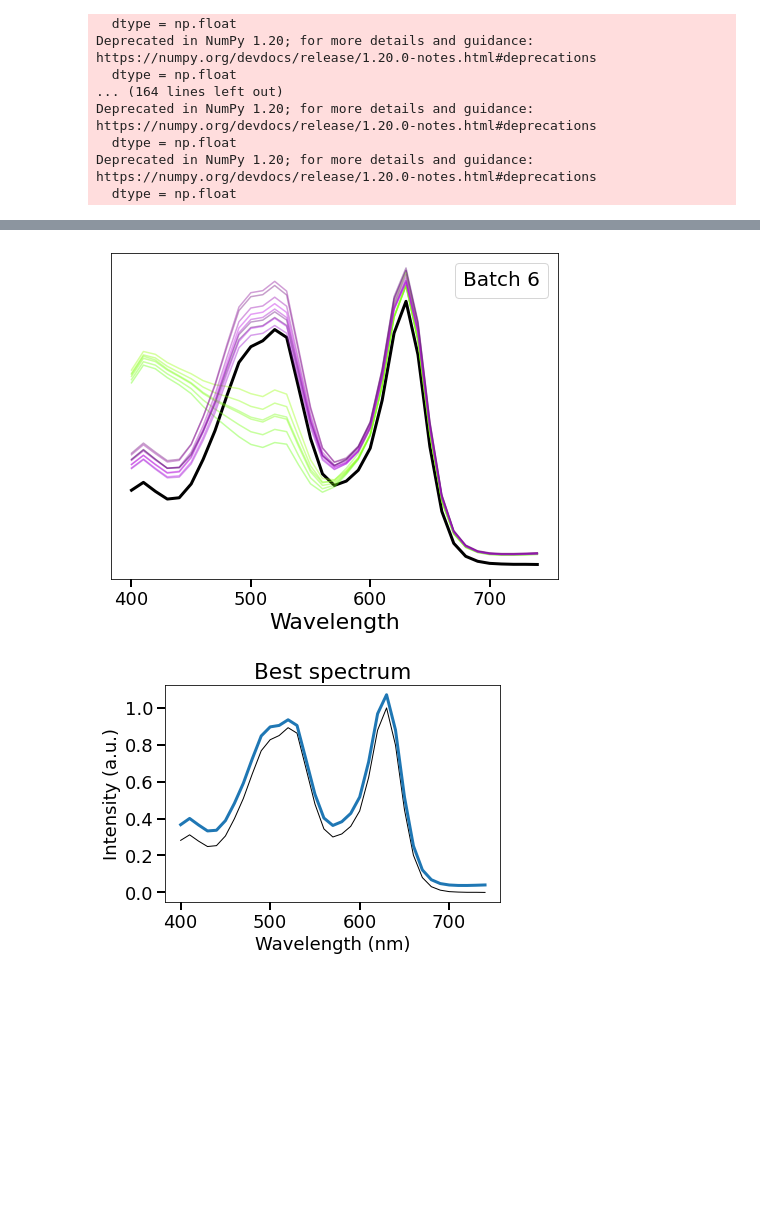
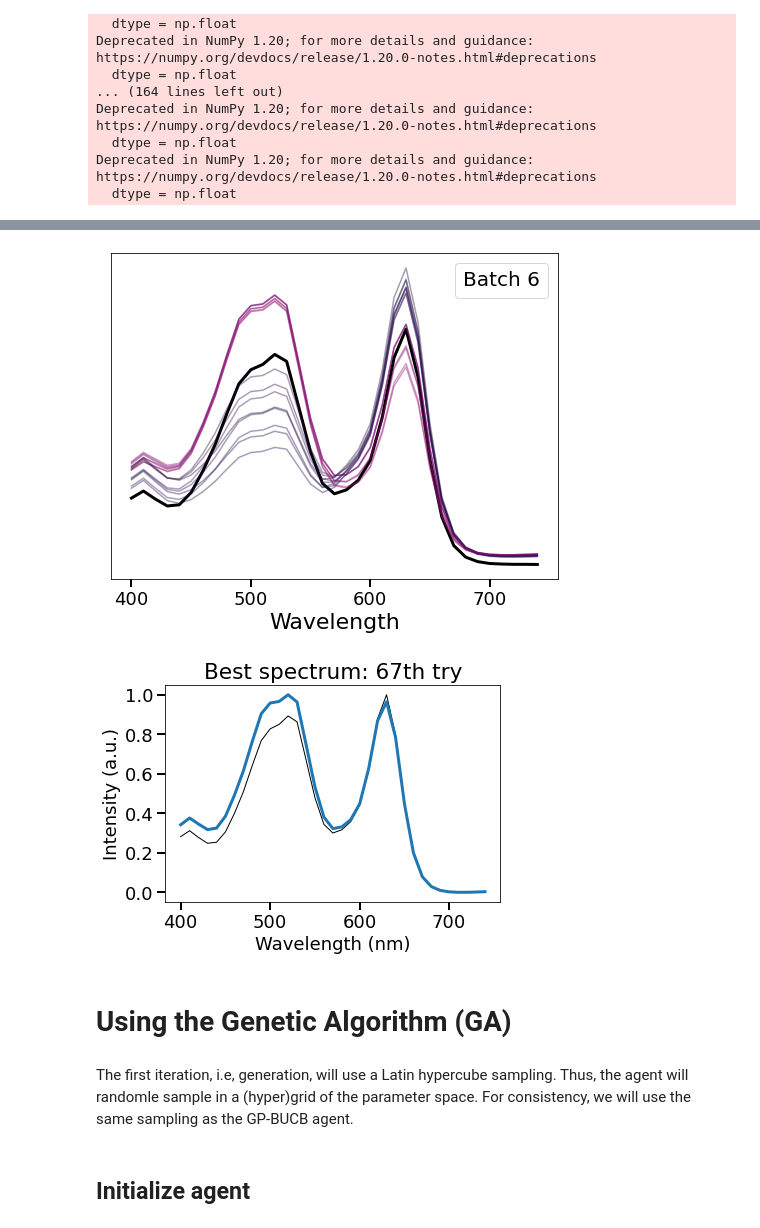
Before and after one commit to REAL-Pipetting/REinforced-Automaton-Learning-REAL-Pipetting, a Jupyter notebook: realpy/Examples/Tutorials/Tutorial.ipynb, the cells around one changed output, grey strips where cells are left out. Saved outputs shown, nothing was run; the diff lists cells and outputs as text; code cells hidden in the pictures; blank space fills up the shorter version.

```diff
--- a/realpy/Examples/Tutorials/Tutorial.ipynb
+++ b/realpy/Examples/Tutorials/Tutorial.ipynb
@@ -189,14 +189,14 @@ param_space = np.meshgrid(coeffs, coeffs, coeffs)
 # Initialize agent
 # %%
 batch_size = 15
-agent = ucb.BatchGPUCB(batch_size, param_space, env, beta=1.5)
+UCB_agent = ucb.BatchGPUCB(batch_size, param_space, env, beta=1.5)
 # %% [markdown]
 # Learn
 # %%
 # training loop
 epochs = 6
 for i in range(epochs):
-    agent.learn()
+    UCB_agent.learn()
 # %% [output]
 Deprecated in NumPy 1.20; for more details and guidance: https://numpy.org/devdocs/release/1.20.0-notes.html#deprecations
   dtype = np.float
@@ -289,26 +291,35 @@ plot_batch_stack(X, batch_size, epochs)
 # %%
-actions = np.array(agent.X[-1])
-Results = []
-for action in actions:
-    result = env.spectra_from_conc(action)
-    Results.append(result)
+actions = np.array(UCB_agent.X[-1])
+Results = [env.spectra_from_conc(action) for action in actions]
 Results = np.array(Results)
 plot_batch(Results, actions, wavelength, TARGET, epochs)
 # %% [output]
-[figure, old version]
+[figure, new version]
 # %%
-best_idx = np.argmax(agent.Y)
-best_spectrum = env.spectra_from_conc(action)
+def plot_best_spectrum(X, Y, batch_size):
+    best_idx = np.argmax(Y)
+    batch_num = best_idx // batch_size
+    action = X[batch_num, best_idx%batch_size, :]
+    best_spectrum = env.spectra_from_conc(action)
 
-# plot target spectra
-fig, ax = plt.subplots(figsize=(6,4))
-plt.plot(wavelength, TARGET, 'k-', linewidth=1)
-plt.plot(wavelength, best_spectrum, linewidth=3)
-# formatting
-ax.tick_params(direction='out', width=2, length=8)
-plt.xlabel("Wavelength (nm)")
-plt.ylabel("Intensity (a.u.)")
-plt.title("Best spectrum")
-plt.show()
+    best_spectrum = best_spectrum - np.min(best_spectrum)
+    best_spectrum = best_spectrum / np.max(best_spectrum)
+
+    # plot target spectra
+    fig, ax = plt.subplots(figsize=(6,4))
+    plt.plot(wavelength, TARGET, 'k-', linewidth=1)
+    plt.plot(wavelength, best_spectrum, linewidth=3)
+    # formatting
+    ax.tick_params(direction='out', width=2, length=8)
+    plt.xlabel("Wavelength (nm)")
+    plt.ylabel("Intensity (a.u.)")
+    plt.title(f"Best spectrum: {best_idx}th try")
+    plt.show()
+
+plot_best_spectrum(X, UCB_agent.Y, batch_size)
 # %% [output]
-[figure, old version]
+[figure, new version]
+# %% [markdown]
+# Using the Genetic Algorithm (GA)
+# %% [markdown]
+The first iteration, i.e, generation, will use a Latin hypercube sampling. Thus, the agent will randomle sample in a (hyper)grid of the parameter space. For consistency, we will use the same sampling as the GP-BUCB agent.
@@ -314,0 +329,2 @@ plt.show()
+# %% [markdown]
+## Initialize agent
```
Also changed, not shown: parts of 10 cells of this notebook.
